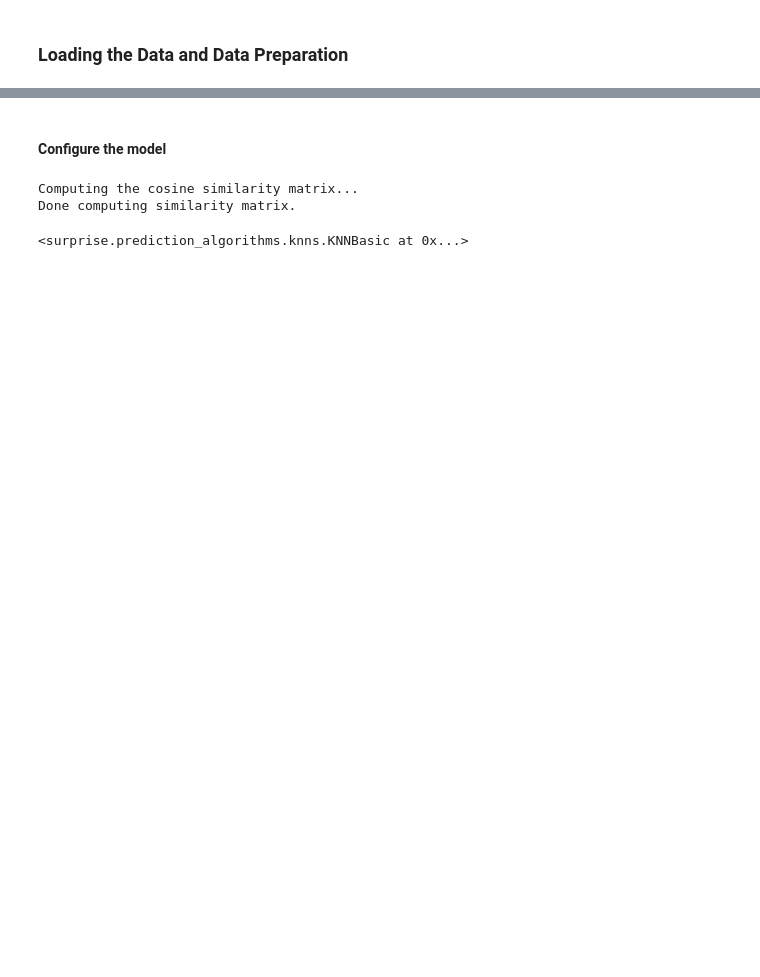
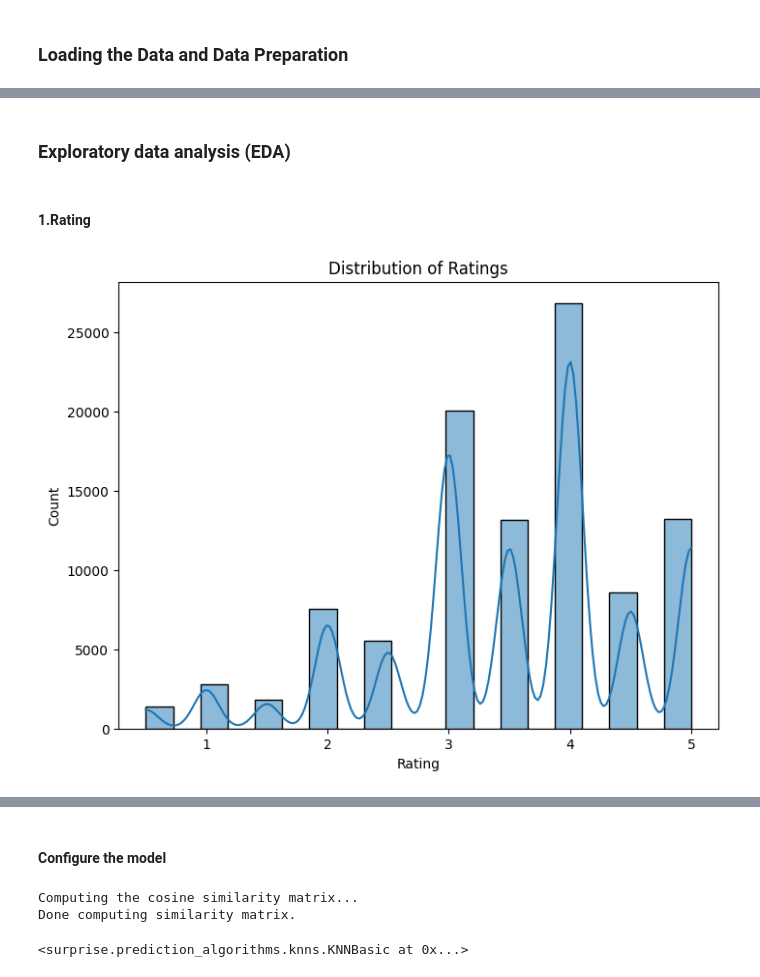
Before and after one commit to MuiruriVivian/RECOMMENDER-SYSTEM---PHASE-4-PROJECT, a Jupyter notebook: vivian1.ipynb, the cells around one changed output, grey strips where cells are left out. Cells and saved outputs as stored; diff of their text form; code cells hidden in the pictures; blank space fills up the shorter version.

```diff
--- a/vivian1.ipynb
+++ b/vivian1.ipynb
@@ -75,0 +116,14 @@ links_movies_ratings.head(5)
+# %% [markdown]
+### Exploratory data analysis (EDA)
+# %% [markdown]
+####  1.Rating
+# %%
+# EDA for rating: plot histogram
+plt.figure(figsize=(8, 6))
+sns.histplot(links_movies_ratings['rating'], bins=20, kde=True)
+plt.title('Distribution of Ratings')
+plt.xlabel('Rating')
+plt.ylabel('Count')
+plt.show()
+# %% [output]
+[figure, added]
```
Also changed, not shown: parts of 35 cells of this notebook.
